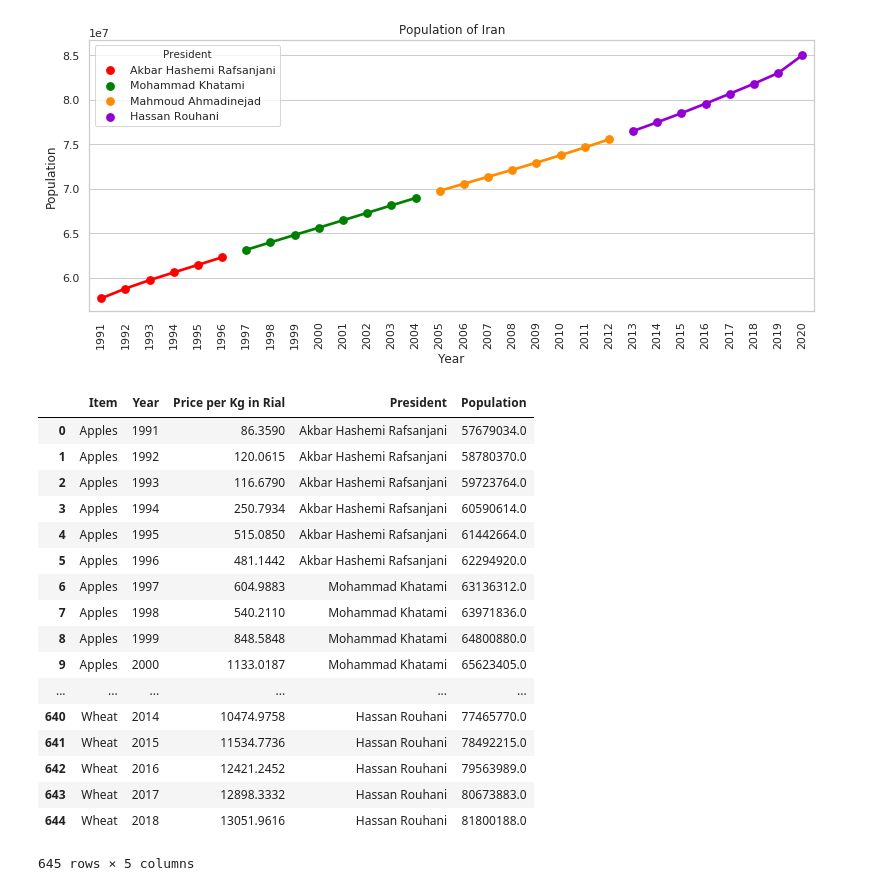
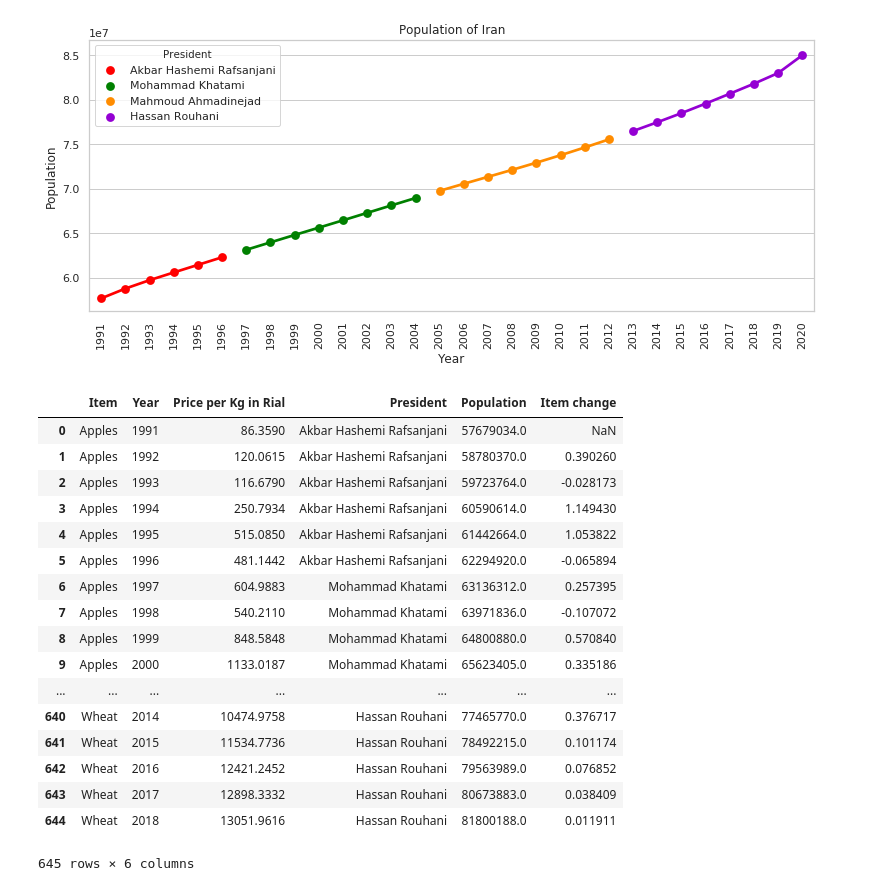
Before and after one commit to BahramJannesar/IranAgricultureDataAnalysis, a Jupyter notebook: Home basket Price for every President of iran.ipynb, the cells around one changed output. Cells and saved outputs as stored; diff of their text form; code cells hidden in the pictures.

Commit message:
pct change for all items and population

```diff
--- a/Home basket Price for every President of iran.ipynb
+++ b/Home basket Price for every President of iran.ipynb
@@ -175,25 +188,31 @@ plt.show()
 # %% [output]
 [figure]
 # %%
-iran_price.to_csv('iran_home_basket_price_1991_to_2020.csv' , index = False)
-iran_exchange.to_csv('iran_Exchange_1991_to_2020.csv' , index = False)
-iran_population.to_csv('iran_populatopmn.csv' , index = False)
+iran_price.to_csv('dataset/iran_home_basket_price_1991_to_2020.csv' , index = False)
+iran_exchange.to_csv('dataset/iran_Exchange_1991_to_2020.csv' , index = False)
+iran_population.to_csv('dataset/iran_population_1991_to_2020.csv' , index = False)
-# %% [output]
-|  | Item | Year | Price per Kg in Rial | President | Population |
-| 0 | Apples | 1991 | 86.3590 | Akbar Hashemi Rafsanjani | 57679034.0 |
-| 1 | Apples | 1992 | 120.0615 | Akbar Hashemi Rafsanjani | 58780370.0 |
-| 2 | Apples | 1993 | 116.6790 | Akbar Hashemi Rafsanjani | 59723764.0 |
-| 3 | Apples | 1994 | 250.7934 | Akbar Hashemi Rafsanjani | 60590614.0 |
-| 4 | Apples | 1995 | 515.0850 | Akbar Hashemi Rafsanjani | 61442664.0 |
-| 5 | Apples | 1996 | 481.1442 | Akbar Hashemi Rafsanjani | 62294920.0 |
-| 6 | Apples | 1997 | 604.9883 | Mohammad Khatami | 63136312.0 |
-| 7 | Apples | 1998 | 540.2110 | Mohammad Khatami | 63971836.0 |
-| 8 | Apples | 1999 | 848.5848 | Mohammad Khatami | 64800880.0 |
-| 9 | Apples | 2000 | 1133.0187 | Mohammad Khatami | 65623405.0 |
-| ... | ... | ... | ... | ... | ... |
-| 640 | Wheat | 2014 | 10474.9758 | Hassan Rouhani | 77465770.0 |
-| 641 | Wheat | 2015 | 11534.7736 | Hassan Rouhani | 78492215.0 |
-| 642 | Wheat | 2016 | 12421.2452 | Hassan Rouhani | 79563989.0 |
-| 643 | Wheat | 2017 | 12898.3332 | Hassan Rouhani | 80673883.0 |
-| 644 | Wheat | 2018 | 13051.9616 | Hassan Rouhani | 81800188.0 |
-645 rows × 5 columns
+# %%
+iran_price_item_pct_change = iran_price.groupby("Item")["Price per Kg in Rial"].pct_change()
+# %%
+iran_price["Item change"] = iran_price_item_pct_change
+# %%
+iran_price
+# %% [output]
+|  | Item | Year | Price per Kg in Rial | President | Population | Item change |
+| 0 | Apples | 1991 | 86.3590 | Akbar Hashemi Rafsanjani | 57679034.0 | NaN |
+| 1 | Apples | 1992 | 120.0615 | Akbar Hashemi Rafsanjani | 58780370.0 | 0.390260 |
+| 2 | Apples | 1993 | 116.6790 | Akbar Hashemi Rafsanjani | 59723764.0 | -0.028173 |
+| 3 | Apples | 1994 | 250.7934 | Akbar Hashemi Rafsanjani | 60590614.0 | 1.149430 |
+| 4 | Apples | 1995 | 515.0850 | Akbar Hashemi Rafsanjani | 61442664.0 | 1.053822 |
+| 5 | Apples | 1996 | 481.1442 | Akbar Hashemi Rafsanjani | 62294920.0 | -0.065894 |
+| 6 | Apples | 1997 | 604.9883 | Mohammad Khatami | 63136312.0 | 0.257395 |
+| 7 | Apples | 1998 | 540.2110 | Mohammad Khatami | 63971836.0 | -0.107072 |
+| 8 | Apples | 1999 | 848.5848 | Mohammad Khatami | 64800880.0 | 0.570840 |
+| 9 | Apples | 2000 | 1133.0187 | Mohammad Khatami | 65623405.0 | 0.335186 |
+| ... | ... | ... | ... | ... | ... | ... |
+| 640 | Wheat | 2014 | 10474.9758 | Hassan Rouhani | 77465770.0 | 0.376717 |
+| 641 | Wheat | 2015 | 11534.7736 | Hassan Rouhani | 78492215.0 | 0.101174 |
+| 642 | Wheat | 2016 | 12421.2452 | Hassan Rouhani | 79563989.0 | 0.076852 |
+| 643 | Wheat | 2017 | 12898.3332 | Hassan Rouhani | 80673883.0 | 0.038409 |
+| 644 | Wheat | 2018 | 13051.9616 | Hassan Rouhani | 81800188.0 | 0.011911 |
+645 rows × 6 columns
```
Also changed, not shown: parts of 3 cells of this notebook.
